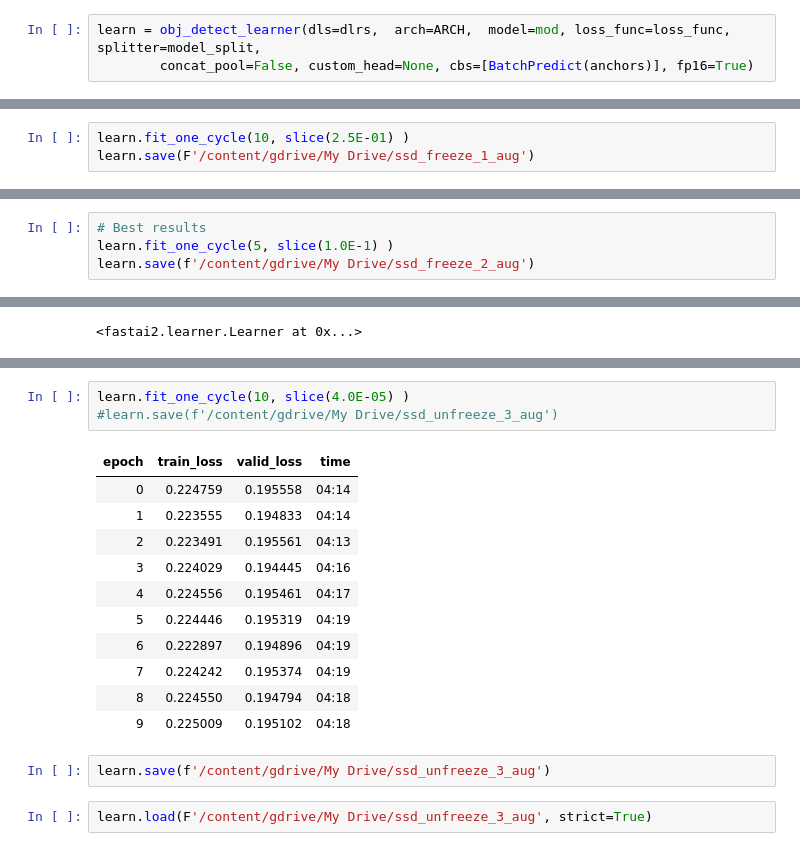
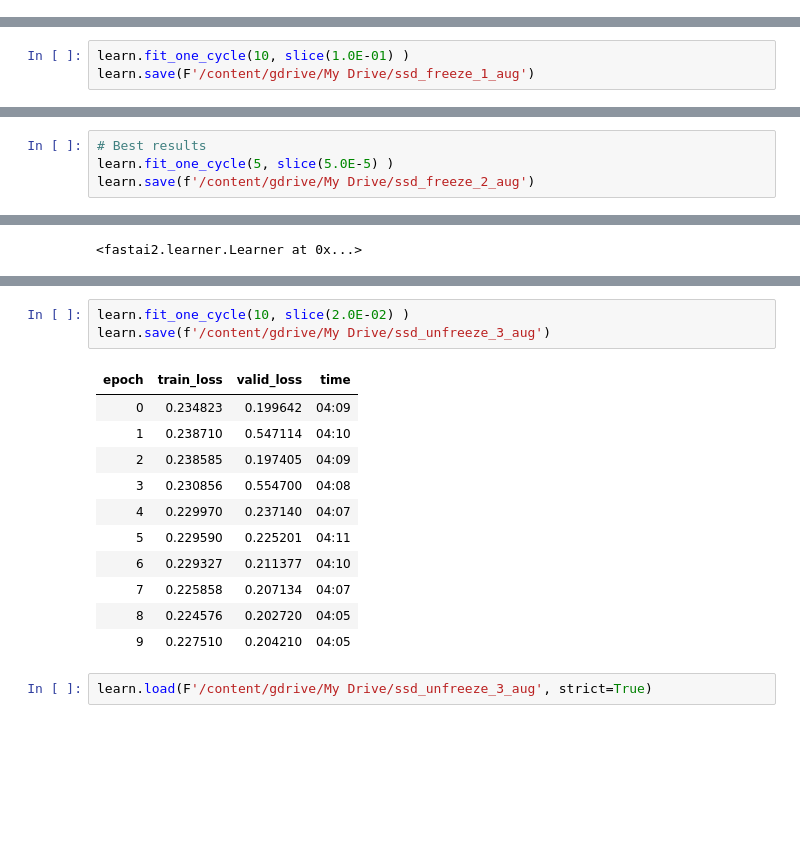
Before and after one commit to jav0927/AI, a Jupyter notebook: Fastai2_SSD_280_GouAug.ipynb, the cells around one changed output, grey strips where cells are left out. Cells and saved outputs as stored; diff of their text form; blank space fills up the shorter version.

```diff
--- a/Fastai2_SSD_280_GouAug.ipynb
+++ b/Fastai2_SSD_280_GouAug.ipynb
@@ -1188,6 +1206,3 @@ def obj_detect_learner(dls, arch, model=None, custom_head=None, loss_func=None,
-# %%
-learn = obj_detect_learner(dls=dlrs,  arch=ARCH,  model=mod, loss_func=loss_func, splitter=model_split,
-        concat_pool=False, custom_head=None, cbs=[BatchPredict(anchors)], fp16=True)
 # %%
 learn.summary()
 # %% [markdown]
@@ -1270,3 +1265,3 @@ lr =  find_optimal_lr(learn, noise=4)
 # %%
-learn.fit_one_cycle(10, slice(2.5E-01) )
+learn.fit_one_cycle(10, slice(1.0E-01) )
 learn.save(F'/content/gdrive/My Drive/ssd_freeze_1_aug')
@@ -1281,4 +1294,4 @@ lr =  find_optimal_lr(learn, noise=4)
 # %%
 # Best results
-learn.fit_one_cycle(5, slice(1.0E-1) )
+learn.fit_one_cycle(5, slice(5.0E-5) )
 learn.save(f'/content/gdrive/My Drive/ssd_freeze_2_aug')
@@ -1298,21 +1318,19 @@ lr =  find_optimal_lr(learn, noise=4)
 Model set to: "unfreeze" or "freeze_to:"
 # %%
-learn.fit_one_cycle(10, slice(4.0E-05) )
-#learn.save(f'/content/gdrive/My Drive/ssd_unfreeze_3_aug')
+learn.fit_one_cycle(10, slice(2.0E-02) )
+learn.save(f'/content/gdrive/My Drive/ssd_unfreeze_3_aug')
 # %% [output]
 | epoch | train_loss | valid_loss | time |
-| 0 | 0.224759 | 0.195558 | 04:14 |
-| 1 | 0.223555 | 0.194833 | 04:14 |
-| 2 | 0.223491 | 0.195561 | 04:13 |
-| 3 | 0.224029 | 0.194445 | 04:16 |
-| 4 | 0.224556 | 0.195461 | 04:17 |
-| 5 | 0.224446 | 0.195319 | 04:19 |
-| 6 | 0.222897 | 0.194896 | 04:19 |
-| 7 | 0.224242 | 0.195374 | 04:19 |
-| 8 | 0.224550 | 0.194794 | 04:18 |
-| 9 | 0.225009 | 0.195102 | 04:18 |
+| 0 | 0.234823 | 0.199642 | 04:09 |
+| 1 | 0.238710 | 0.547114 | 04:10 |
+| 2 | 0.238585 | 0.197405 | 04:09 |
+| 3 | 0.230856 | 0.554700 | 04:08 |
+| 4 | 0.229970 | 0.237140 | 04:07 |
+| 5 | 0.229590 | 0.225201 | 04:11 |
+| 6 | 0.229327 | 0.211377 | 04:10 |
+| 7 | 0.225858 | 0.207134 | 04:07 |
+| 8 | 0.224576 | 0.202720 | 04:05 |
+| 9 | 0.227510 | 0.204210 | 04:05 |
-# %%
-learn.save(f'/content/gdrive/My Drive/ssd_unfreeze_3_aug')
 # %%
 learn.load(F'/content/gdrive/My Drive/ssd_unfreeze_3_aug', strict=True)
 # %% [output]
```
Also changed, not shown: parts of 34 cells of this notebook.
